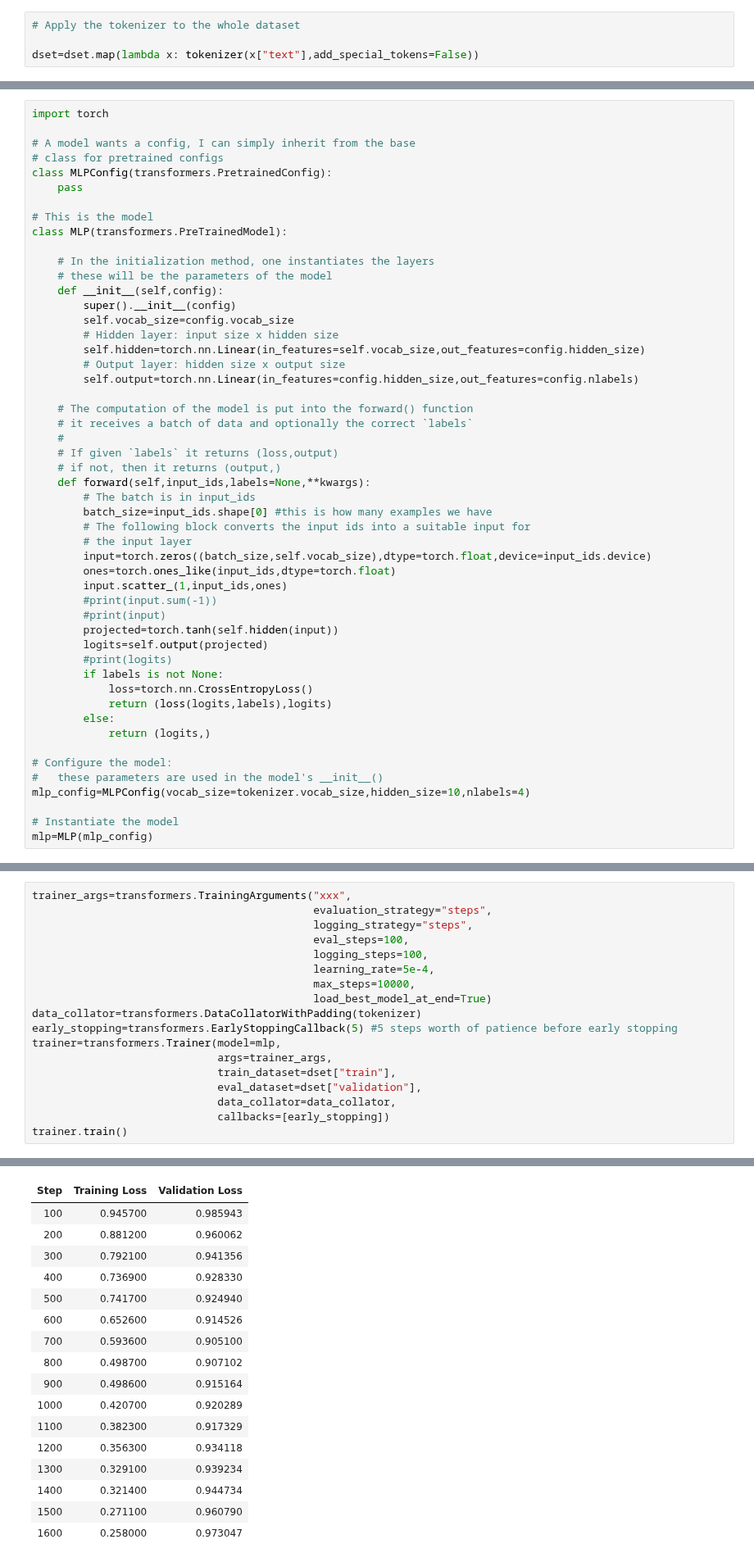
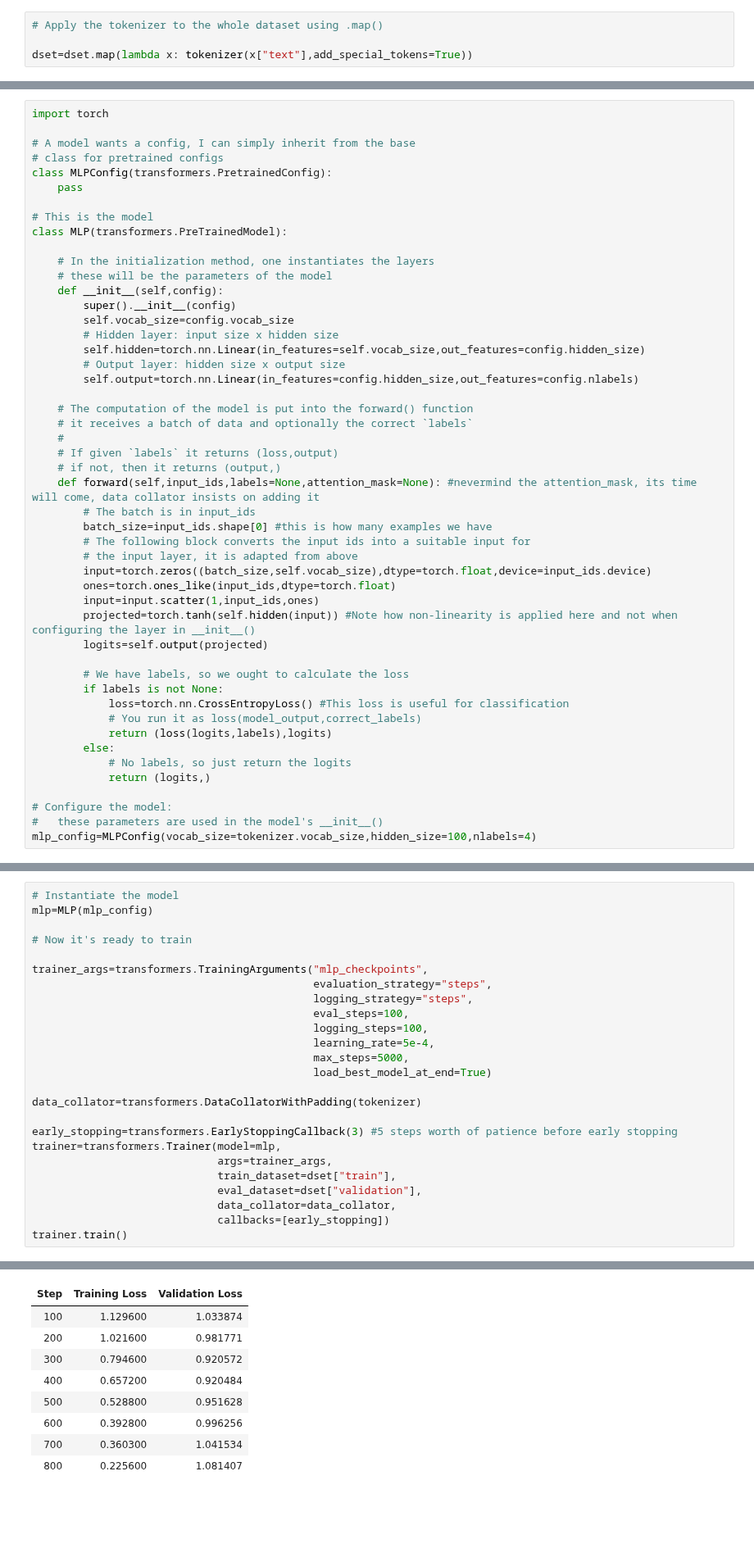
Before and after one commit to TurkuNLP/Deep_Learning_in_LangTech_course, a Jupyter notebook: hf_trainer_mlp.ipynb, the cells around one changed output, grey strips where cells are left out. Shown at 82% size. Drawn from its saved outputs; the diff is of its cells as text; blank space fills up the shorter version.

```diff
--- a/hf_trainer_mlp.ipynb
+++ b/hf_trainer_mlp.ipynb
@@ -76,9 +94,9 @@ print(tokenizer.convert_ids_to_tokens(tokenized["input_ids"]))
 {'input_ids': [3668, 145, 22966, 1233, 16323], 'token_type_ids': [0, 0, 0, 0, 0], 'attention_mask': [1, 1, 1, 1, 1]}
 ['Minulla', 'on', 'simp', '##ukka', '##koira']
 # %%
-# Apply the tokenizer to the whole dataset
+# Apply the tokenizer to the whole dataset using .map()
 
-dset=dset.map(lambda x: tokenizer(x["text"],add_special_tokens=False))
+dset=dset.map(lambda x: tokenizer(x["text"],add_special_tokens=True))
 # %% [output]
 0ex [00:00, ?ex/s]
 0ex [00:00, ?ex/s]
@@ -143,31 +161,29 @@ class MLP(transformers.PreTrainedModel):
     #
     # If given `labels` it returns (loss,output)
     # if not, then it returns (output,)
-    def forward(self,input_ids,labels=None,**kwargs):
+    def forward(self,input_ids,labels=None,attention_mask=None): #nevermind the attention_mask, its time will come, data collator insists on adding it
         # The batch is in input_ids
         batch_size=input_ids.shape[0] #this is how many examples we have
         # The following block converts the input ids into a suitable input for
-        # the input layer
+        # the input layer, it is adapted from above
         input=torch.zeros((batch_size,self.vocab_size),dtype=torch.float,device=input_ids.device)
         ones=torch.ones_like(input_ids,dtype=torch.float)
-        input.scatter_(1,input_ids,ones)
-        #print(input.sum(-1))
-        #print(input)
-        projected=torch.tanh(self.hidden(input))
+        input=input.scatter(1,input_ids,ones)
+        projected=torch.tanh(self.hidden(input)) #Note how non-linearity is applied here and not when configuring the layer in __init__()
         logits=self.output(projected)
-        #print(logits)
+
+        # We have labels, so we ought to calculate the loss
         if labels is not None:
-            loss=torch.nn.CrossEntropyLoss()
+            loss=torch.nn.CrossEntropyLoss() #This loss is useful for classification
+            # You run it as loss(model_output,correct_labels)
             return (loss(logits,labels),logits)
         else:
+            # No labels, so just return the logits
             return (logits,)
 
 # Configure the model:
 #   these parameters are used in the model's __init__()
-mlp_config=MLPConfig(vocab_size=tokenizer.vocab_size,hidden_size=10,nlabels=4)
-
-# Instantiate the model
-mlp=MLP(mlp_config)
+mlp_config=MLPConfig(vocab_size=tokenizer.vocab_size,hidden_size=100,nlabels=4)
 # %% [markdown]
 # Model training
 
@@ -176,16 +192,23 @@ mlp=MLP(mlp_config)
   * data collator builds the batches
   * early stopping callback stops when eval loss no longer improves
 # %%
-trainer_args=transformers.TrainingArguments("xxx",
+# Instantiate the model
+mlp=MLP(mlp_config)
+
+# Now it's ready to train
+
+trainer_args=transformers.TrainingArguments("mlp_checkpoints",
                                             evaluation_strategy="steps",
                                             logging_strategy="steps",
                                             eval_steps=100,
                                             logging_steps=100,
                                             learning_rate=5e-4,
-                                            max_steps=10000,
+                                            max_steps=5000,
                                             load_best_model_at_end=True)
+
 data_collator=transformers.DataCollatorWithPadding(tokenizer)
-early_stopping=transformers.EarlyStoppingCallback(5) #5 steps worth of patience before early stopping
+
+early_stopping=transformers.EarlyStoppingCallback(3) #5 steps worth of patience before early stopping
 trainer=transformers.Trainer(model=mlp,
                              args=trainer_args,
                              train_dataset=dset["train"],
@@ -209,17 +232,9 @@ The following columns in the training set  don't have a corresponding argument i
 | Step | Training Loss | Validation Loss |
-| 100 | 0.945700 | 0.985943 |
-| 200 | 0.881200 | 0.960062 |
-| 300 | 0.792100 | 0.941356 |
-| 400 | 0.736900 | 0.928330 |
-| 500 | 0.741700 | 0.924940 |
-| 600 | 0.652600 | 0.914526 |
-| 700 | 0.593600 | 0.905100 |
-| 800 | 0.498700 | 0.907102 |
-| 900 | 0.498600 | 0.915164 |
-| 1000 | 0.420700 | 0.920289 |
-| 1100 | 0.382300 | 0.917329 |
-| 1200 | 0.356300 | 0.934118 |
-| 1300 | 0.329100 | 0.939234 |
-| 1400 | 0.321400 | 0.944734 |
-| 1500 | 0.271100 | 0.960790 |
-| 1600 | 0.258000 | 0.973047 |
+| 100 | 1.129600 | 1.033874 |
+| 200 | 1.021600 | 0.981771 |
+| 300 | 0.794600 | 0.920572 |
+| 400 | 0.657200 | 0.920484 |
+| 500 | 0.528800 | 0.951628 |
+| 600 | 0.392800 | 0.996256 |
+| 700 | 0.360300 | 1.041534 |
+| 800 | 0.225600 | 1.081407 |
```
Also changed, not shown: parts of 8 cells of this notebook.
